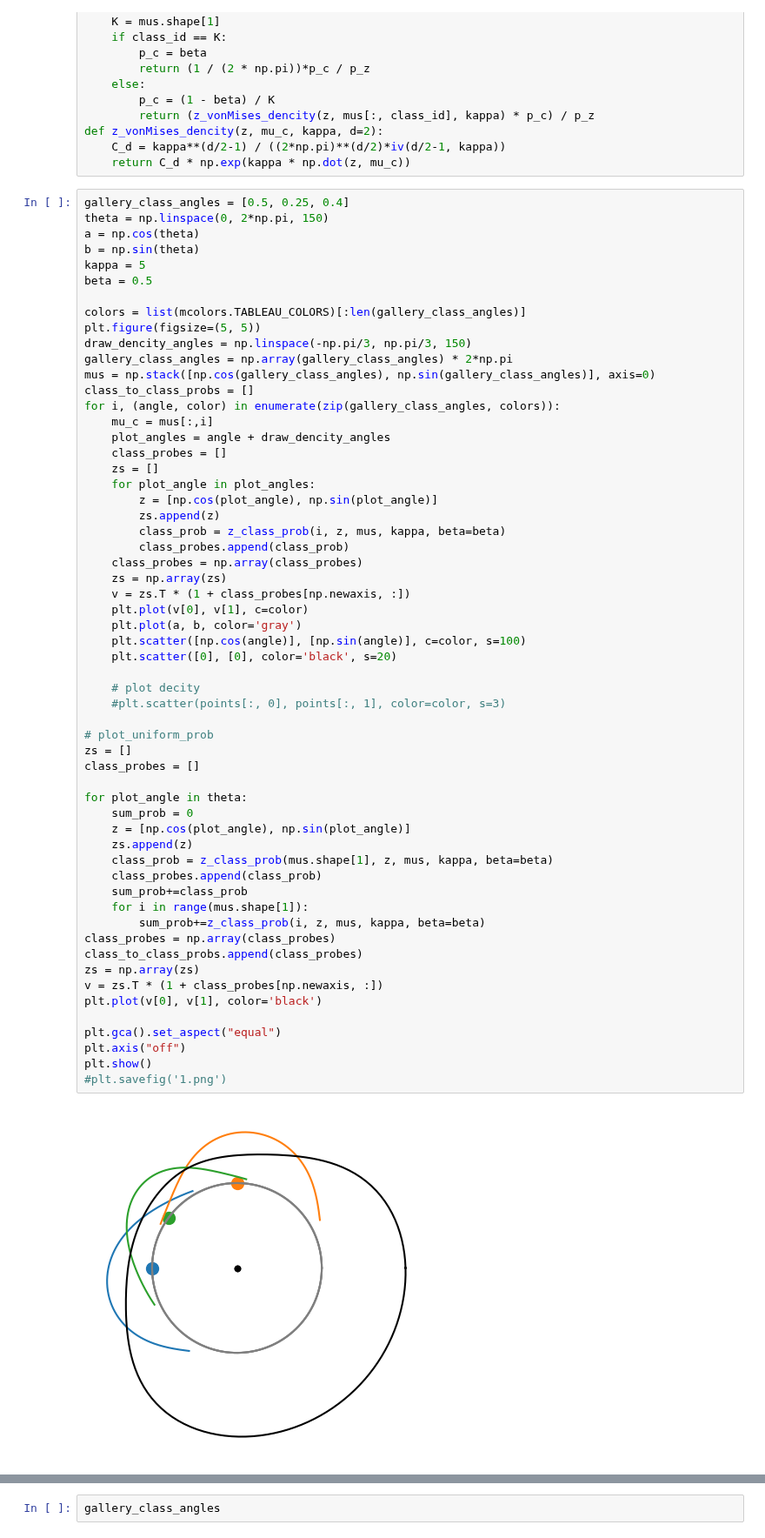
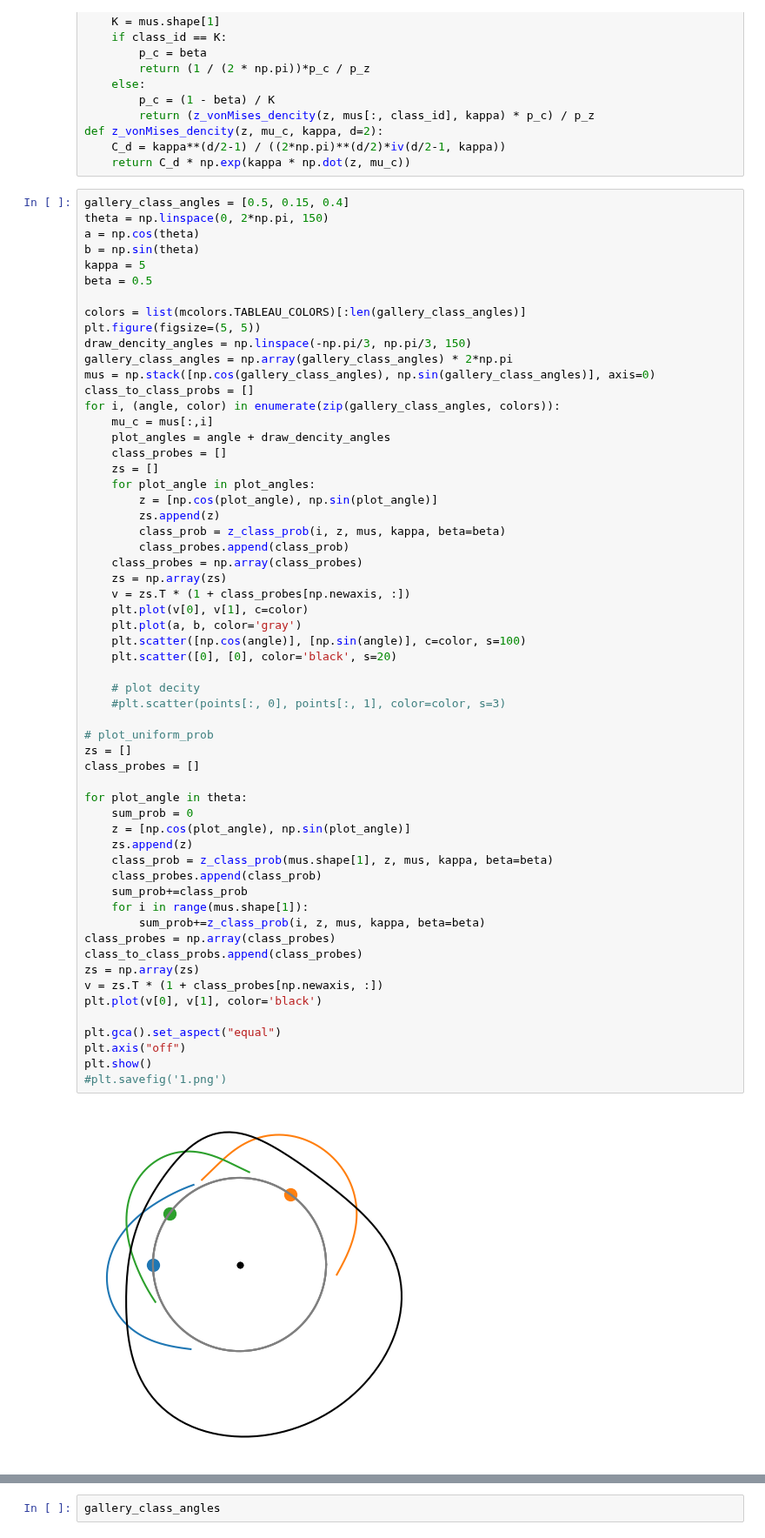
Before and after one commit to vanekek/face_ue, a Jupyter notebook: sandbox/paper_method_plot.ipynb, the cells around one changed output, grey strips where cells are left out. Shown at 87% size. Drawn from its saved outputs; the diff is of its cells as text.

Commit message:
plots

```diff
--- a/sandbox/paper_method_plot.ipynb
+++ b/sandbox/paper_method_plot.ipynb
@@ -29,7 +29,7 @@ def z_vonMises_dencity(z, mu_c, kappa, d=2):
     C_d = kappa**(d/2-1) / ((2*np.pi)**(d/2)*iv(d/2-1, kappa))
     return C_d * np.exp(kappa * np.dot(z, mu_c))
 # %%
-gallery_class_angles = [0.5, 0.25, 0.4]
+gallery_class_angles = [0.5, 0.15, 0.4]
 theta = np.linspace(0, 2*np.pi, 150)
 a = np.cos(theta)
 b = np.sin(theta)
@@ -60,34 +60,34 @@ for i, (angle, color) in enumerate(zip(gallery_class_angles, colors)):
     plt.scatter([np.cos(angle)], [np.sin(angle)], c=color, s=100)
     plt.scatter([0], [0], color='black', s=20)
 
     # plot decity
     #plt.scatter(points[:, 0], points[:, 1], color=color, s=3)
 
 # plot_uniform_prob
 zs = []
 class_probes = []
 
 for plot_angle in theta:
     sum_prob = 0
     z = [np.cos(plot_angle), np.sin(plot_angle)]
     zs.append(z)
     class_prob = z_class_prob(mus.shape[1], z, mus, kappa, beta=beta)
     class_probes.append(class_prob)
     sum_prob+=class_prob
     for i in range(mus.shape[1]):
         sum_prob+=z_class_prob(i, z, mus, kappa, beta=beta)
 class_probes = np.array(class_probes)
 class_to_class_probs.append(class_probes)
 zs = np.array(zs)
 v = zs.T * (1 + class_probes[np.newaxis, :])
 plt.plot(v[0], v[1], color='black')
 
 plt.gca().set_aspect("equal")
 plt.axis("off")
 plt.show()
 #plt.savefig('1.png')
 # %% [output]
-[figure, old version]
+[figure, new version]
 # %%
 np.sum(np.stack(class_to_class_probs, axis=0), axis=0)
 # %% [output]
```
Also changed, not shown: parts of 2 cells of this notebook, 6 other files.
